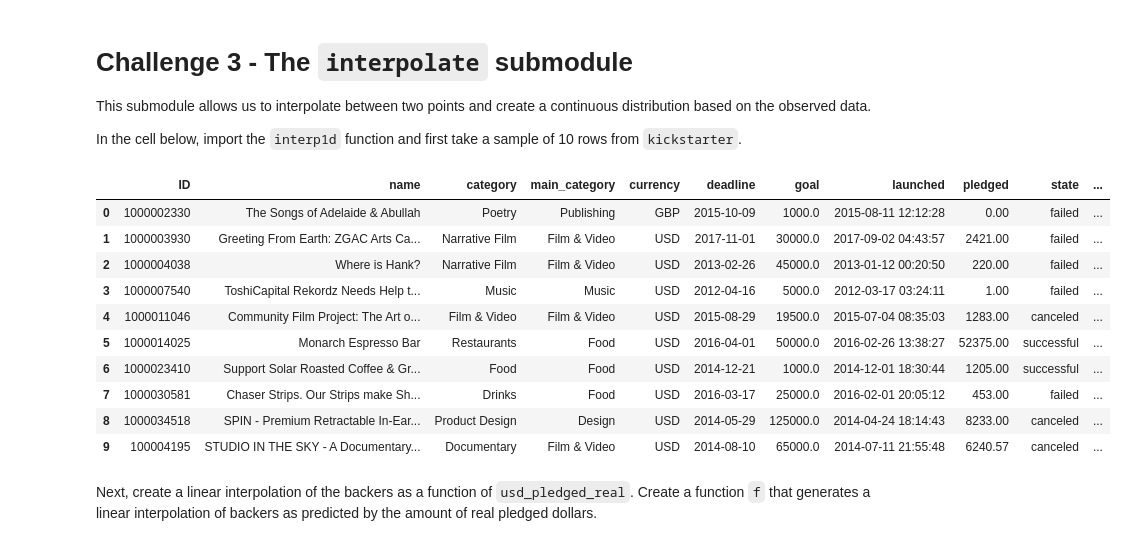
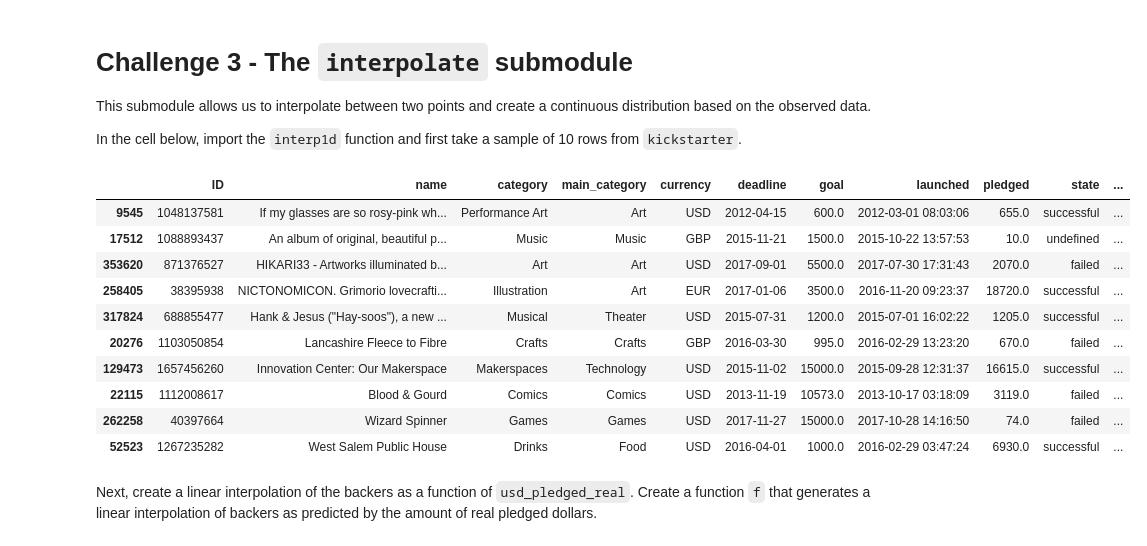
Before and after one commit to ta-data-mexpt/lab-intro-to-scipy, a Jupyter notebook: your-code/main.ipynb, the cells around one changed output. Drawn from its saved outputs; the diff is of its cells as text; code cells hidden in the pictures.

```diff
--- a/your-code/main.ipynb
+++ b/your-code/main.ipynb
@@ -158,19 +158,19 @@ In the cell below, import the `interp1d` function and first take a sample of 10
 from scipy.interpolate import interp1d
 # %%
 #sample of 10 rows
-kickstarter_sample = kickstarter.head(10)
+kickstarter_sample = kickstarter.sample(10)
 kickstarter_sample
 # %% [output]
 |  | ID | name | category | main_category | currency | deadline | goal | launched | pledged | state | ... |
-| 0 | 1000002330 | The Songs of Adelaide & Abullah | Poetry | Publishing | GBP | 2015-10-09 | 1000.0 | 2015-08-11 12:12:28 | 0.00 | failed | ... |
-| 1 | 1000003930 | Greeting From Earth: ZGAC Arts Ca... | Narrative Film | Film & Video | USD | 2017-11-01 | 30000.0 | 2017-09-02 04:43:57 | 2421.00 | failed | ... |
-| 2 | 1000004038 | Where is Hank? | Narrative Film | Film & Video | USD | 2013-02-26 | 45000.0 | 2013-01-12 00:20:50 | 220.00 | failed | ... |
-| 3 | 1000007540 | ToshiCapital Rekordz Needs Help t... | Music | Music | USD | 2012-04-16 | 5000.0 | 2012-03-17 03:24:11 | 1.00 | failed | ... |
-| 4 | 1000011046 | Community Film Project: The Art o... | Film & Video | Film & Video | USD | 2015-08-29 | 19500.0 | 2015-07-04 08:35:03 | 1283.00 | canceled | ... |
-| 5 | 1000014025 | Monarch Espresso Bar | Restaurants | Food | USD | 2016-04-01 | 50000.0 | 2016-02-26 13:38:27 | 52375.00 | successful | ... |
-| 6 | 1000023410 | Support Solar Roasted Coffee & Gr... | Food | Food | USD | 2014-12-21 | 1000.0 | 2014-12-01 18:30:44 | 1205.00 | successful | ... |
-| 7 | 1000030581 | Chaser Strips. Our Strips make Sh... | Drinks | Food | USD | 2016-03-17 | 25000.0 | 2016-02-01 20:05:12 | 453.00 | failed | ... |
-| 8 | 1000034518 | SPIN - Premium Retractable In-Ear... | Product Design | Design | USD | 2014-05-29 | 125000.0 | 2014-04-24 18:14:43 | 8233.00 | canceled | ... |
-| 9 | 100004195 | STUDIO IN THE SKY - A Documentary... | Documentary | Film & Video | USD | 2014-08-10 | 65000.0 | 2014-07-11 21:55:48 | 6240.57 | canceled | ... |
+| 9545 | 1048137581 | If my glasses are so rosy-pink wh... | Performance Art | Art | USD | 2012-04-15 | 600.0 | 2012-03-01 08:03:06 | 655.0 | successful | ... |
+| 17512 | 1088893437 | An album of original, beautiful p... | Music | Music | GBP | 2015-11-21 | 1500.0 | 2015-10-22 13:57:53 | 10.0 | undefined | ... |
+| 353620 | 871376527 | HIKARI33 - Artworks illuminated b... | Art | Art | USD | 2017-09-01 | 5500.0 | 2017-07-30 17:31:43 | 2070.0 | failed | ... |
+| 258405 | 38395938 | NICTONOMICON. Grimorio lovecrafti... | Illustration | Art | EUR | 2017-01-06 | 3500.0 | 2016-11-20 09:23:37 | 18720.0 | successful | ... |
+| 317824 | 688855477 | Hank & Jesus ("Hay-soos"), a new ... | Musical | Theater | USD | 2015-07-31 | 1200.0 | 2015-07-01 16:02:22 | 1205.0 | successful | ... |
+| 20276 | 1103050854 | Lancashire Fleece to Fibre | Crafts | Crafts | GBP | 2016-03-30 | 995.0 | 2016-02-29 13:23:20 | 670.0 | failed | ... |
+| 129473 | 1657456260 | Innovation Center: Our Makerspace | Makerspaces | Technology | USD | 2015-11-02 | 15000.0 | 2015-09-28 12:31:37 | 16615.0 | successful | ... |
+| 22115 | 1112008617 | Blood & Gourd | Comics | Comics | USD | 2013-11-19 | 10573.0 | 2013-10-17 03:18:09 | 3119.0 | failed | ... |
+| 262258 | 40397664 | Wizard Spinner | Games | Games | USD | 2017-11-27 | 15000.0 | 2017-10-28 14:16:50 | 74.0 | failed | ... |
+| 52523 | 1267235282 | West Salem Public House | Drinks | Food | USD | 2016-04-01 | 1000.0 | 2016-02-29 03:47:24 | 6930.0 | successful | ... |
 # %% [markdown]
 Next, create a linear interpolation of the backers as a function of `usd_pledged_real`. Create a function `f` that generates a linear interpolation of backers as predicted by the amount of real pledged dollars.
```
Also changed, not shown: parts of 6 cells of this notebook.
